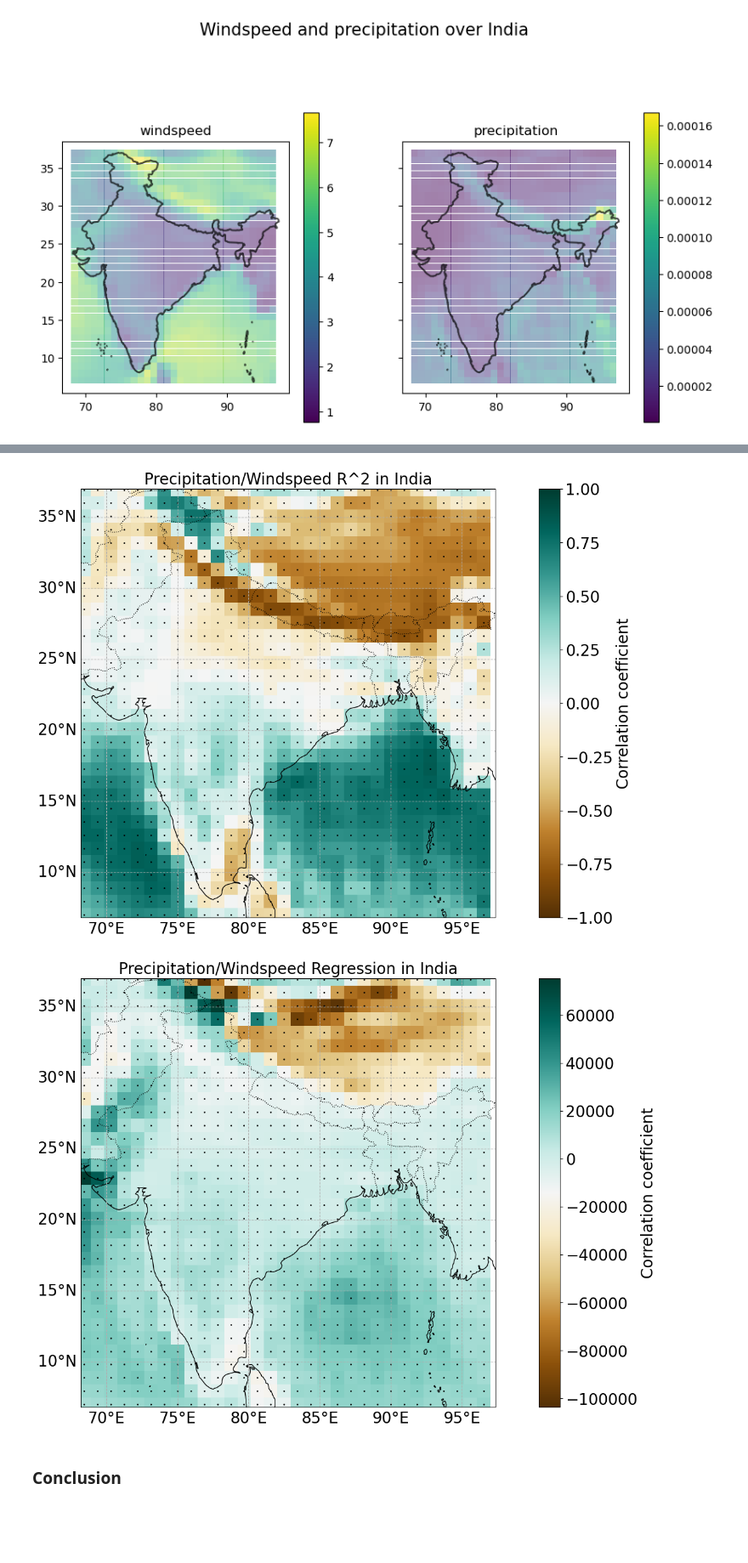
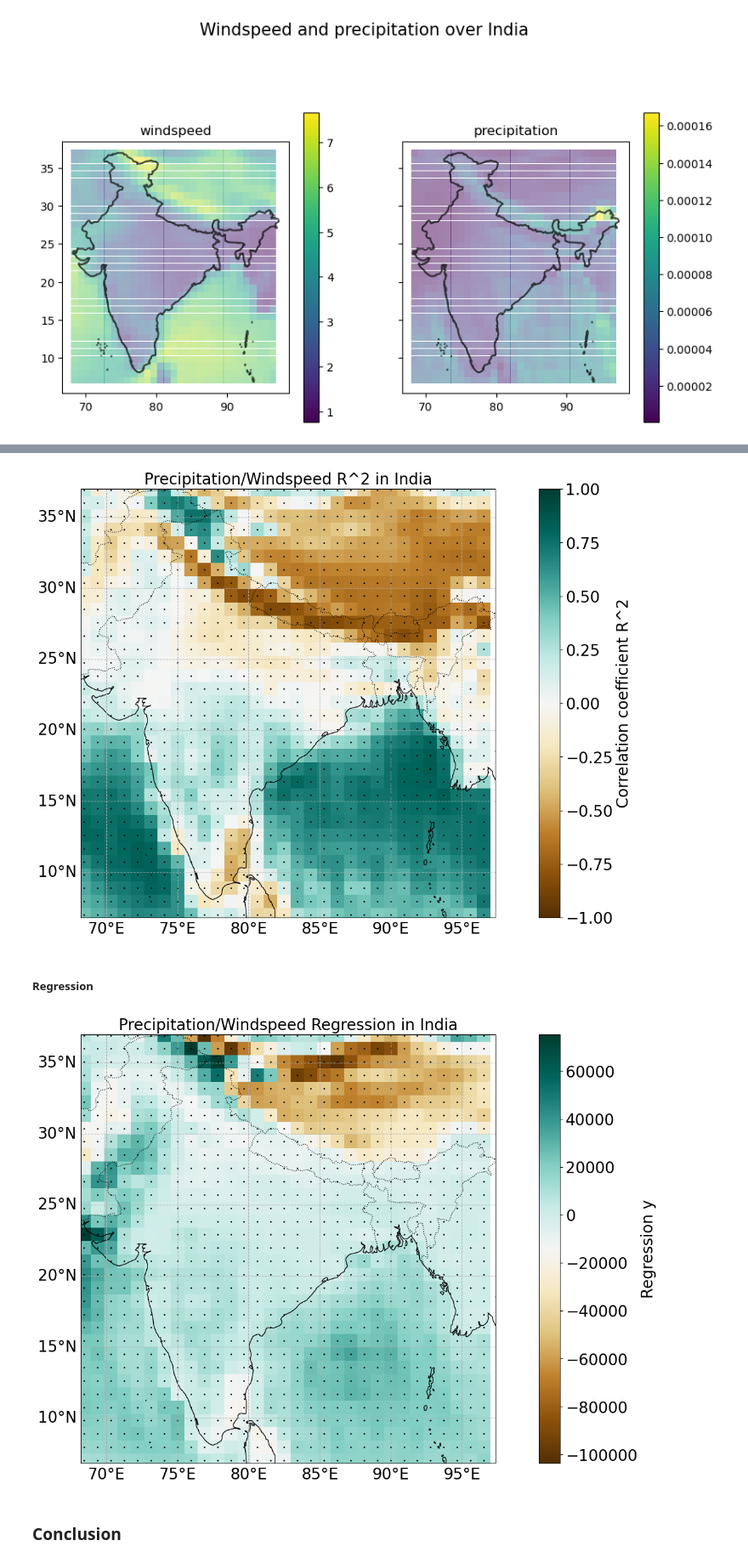
Before and after one commit to silkieMoth/eds_296_climate-modeling_final_proj, a Jupyter notebook: indian_monsoons.ipynb, the cells around one changed output, grey strips where cells are left out. Shown at 85% size. Drawn from its saved outputs; the diff is of its cells as text; code cells hidden in the pictures; blank space fills up the shorter version.

```diff
--- a/indian_monsoons.ipynb
+++ b/indian_monsoons.ipynb
@@ -665,15 +633,17 @@ Coordinates:
 precip_all_ens = precip_ens_df3["pr"]
 wind_all_ens = wind_ens_df3["sfcWind"].drop('height')
 # %%
+# declare ufunc function
 def xr_func(func, precip, wind):
-    coef_vals, p_vals = xr.apply_ufunc(func, precip, wind,
-                                       input_core_dims=[['time', 'member'], ['time', 'member']],
-                                       output_core_dims=[[], []],
+    coef_vals, p_vals = xr.apply_ufunc(
+        func, precip, wind,
+        input_core_dims=[['time', 'member'], ['time', 'member']], # when running func, aggregate on these dims
+        output_core_dims=[[], []],
 
-                                       vectorize=True,
-                                       dask='parallelized',
-                                       dask_gufunc_kwargs={'allow_rechunk': True},
-                                       output_dtypes=[float, float]
+        vectorize=True, # loop over every time and member
+        dask='parallelized', # make the function more robust
+        dask_gufunc_kwargs={'allow_rechunk': True}, # allow uneven dim sizes
+        output_dtypes=[float, float]
         )
 
     return coef_vals, p_vals
@@ -819,5 +698,5 @@ plt.show()
 # %%
-def make_map(vals, p, title, vmin = None, vmax = None):
+def make_map(vals, p, title, legend_title, vmin = None, vmax = None):
     # Plot the results!
     map = ccrs.PlateCarree()
 
@@ -841,7 +720,7 @@ def make_map(vals, p, title, vmin = None, vmax = None):
 
     # Add colorbar and label it
     cbar = plt.colorbar(plot, ax=ax)
-    cbar.set_label("Correlation coefficient", fontsize=20)
+    cbar.set_label(legend_title, fontsize=20)
     cbar.ax.tick_params(labelsize=20)
     # Add coastline/border lines
     ax.add_feature(cfeature.COASTLINE)
@@ -867,11 +748,25 @@ def make_map(vals, p, title, vmin = None, vmax = None):
 # %%
-make_map(coef_vals, p_vals_c, title = "Precipitation/Windspeed R^2 in India", vmin = -1, vmax = 1)
+make_map(
+    coef_vals,
+    p_vals_c,
+    title = "Precipitation/Windspeed R^2 in India",
+    legend_title = "Correlation coefficient R^2",
+    vmin = -1,
+    vmax = 1
+)
 # %% [output]
-[figure, old version]
+[figure, new version]
+# %% [markdown]
+##### Regression
 # %%
-make_map(reg_vals, p_vals_r, title = "Precipitation/Windspeed Regression in India")
+make_map(
+    reg_vals,
+    p_vals_r,
+    title = "Precipitation/Windspeed Regression in India",
+    legend_title = "Regression y"
+)
 # %% [output]
-[figure, old version]
+[figure, new version]
 # %% [markdown]
 ### Conclusion
 # %% [markdown]
```
Also changed, not shown: parts of 30 cells of this notebook.
